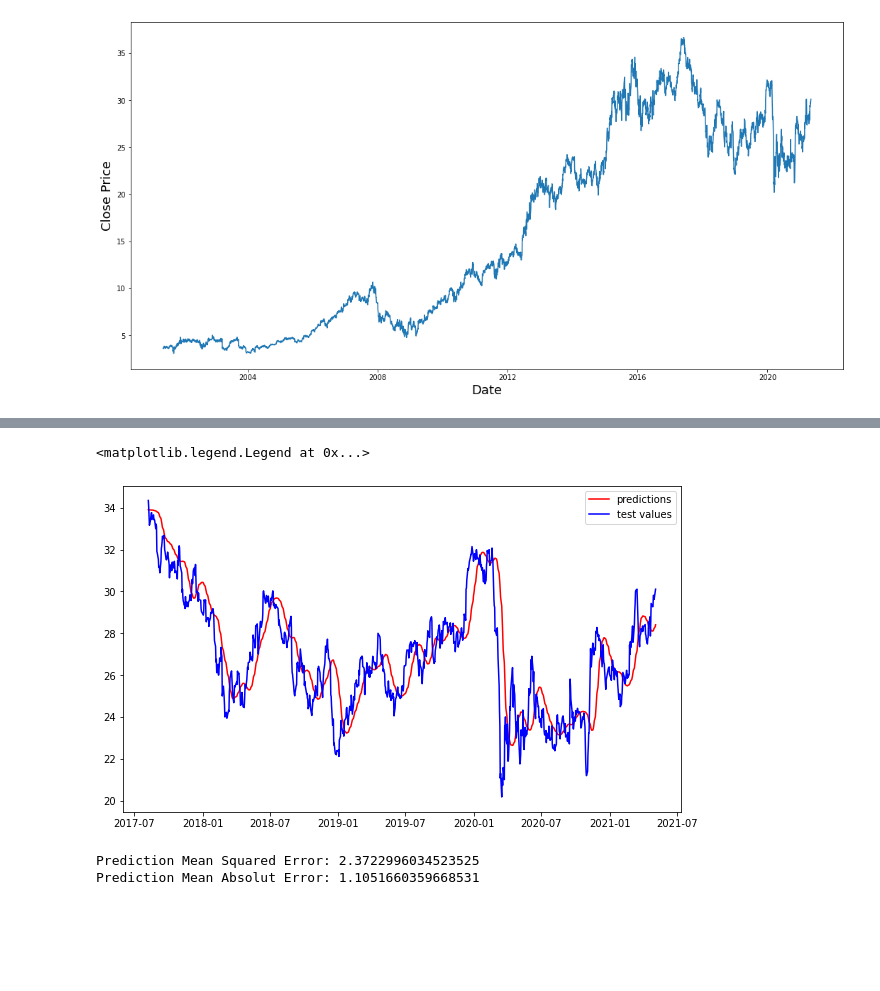
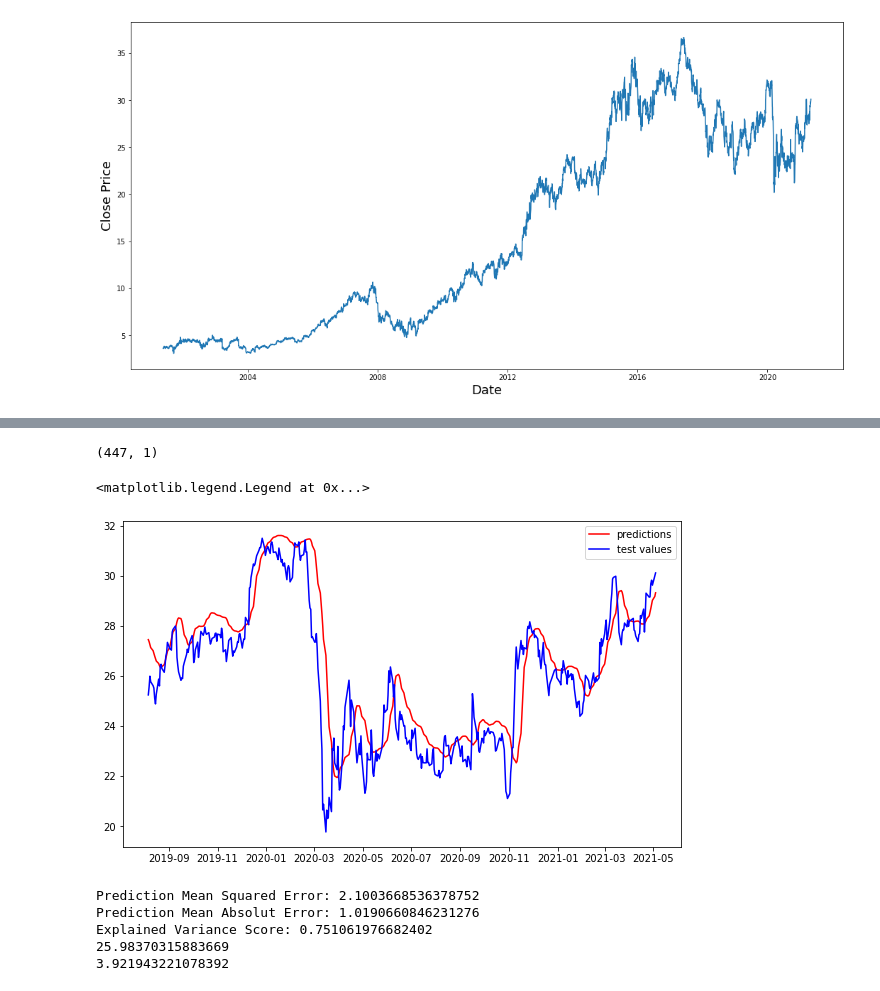
Before and after one commit to franrilo/Test-Notebooks, a Jupyter notebook: ITX_stock_prediction.ipynb, the cells around one changed output, grey strips where cells are left out. Drawn from its saved outputs; the diff is of its cells as text; code cells hidden in the pictures; blank space fills up the shorter version.

```diff
--- a/ITX_stock_prediction.ipynb
+++ b/ITX_stock_prediction.ipynb
@@ -56,7 +59,7 @@ plt.show()
 # %% [output]
 [figure]
 # %%
-train_size = 80
+train_size = 90
 
 train_split = (raw_data.shape[0]*train_size)// 100
 
@@ -117,19 +120,19 @@ y test shape:(954,)
 model = Sequential()
 
 model.add(LSTM(units=50,return_sequences=True,input_shape=(X_train.shape[1],1)))
-model.add(Dropout(0.2))
+model.add(Dropout(0.3))
 model.add(LSTM(units=50,return_sequences=True))
-model.add(Dropout(0.2))
+model.add(Dropout(0.3))
 model.add(LSTM(units=50,return_sequences=True))
-model.add(Dropout(0.2))
+model.add(Dropout(0.3))
 model.add(LSTM(units=50))
-model.add(Dropout(0.2))
+model.add(Dropout(0.3))
 
 
 model.add(Dense(units=1, activation='sigmoid'))
 
 
-model.compile(optimizer='adam', loss='mean_squared_error')
+model.compile(optimizer='adam', loss='mean_squared_error', metrics=['Accuracy'])
 
-model.fit(X_train,y_train, epochs = 10, batch_size=64)
+model.fit(X_train,y_train, epochs = 20, batch_size=32)
 # %% [output]
@@ -163,3 +161,0 @@ print(predictions.shape)
-# %%
-Dates = raw_data.iloc[train_split+window_size:,]
-print(Dates.Close)
@@ -180,16 +162,31 @@ Name: Close, Length: 954, dtype: float64
+# %%
+Real_Values = raw_data.iloc[train_split+window_size:].to_numpy()[:,4]
+Real_Values = np.reshape(Real_Values, (Real_Values.shape[0],1))
+# %% [output]
+(447, 1)
 # %%
 plt.figure(figsize=(10,6))
 plt.plot(Dates.index.values, predictions, color='red', label='predictions')
-plt.plot(Dates.index.values, Dates.Close, color='blue', label='test values')
+plt.plot(Dates.index.values, Real_Values, color='blue', label='test values')
 plt.legend()
 # %% [output]
 <matplotlib.legend.Legend at 0x...>
-[figure, old version]
+[figure, new version]
 # %%
-prediction_mean_squared_error = mean_squared_error(Dates.Close, predictions)
-prediction_mean_absolut_error = mean_absolute_error(Dates.Close, predictions)
+prediction_mean_squared_error = mean_squared_error(Real_Values, predictions)
+prediction_mean_absolut_error = mean_absolute_error(Real_Values, predictions)
+prediction_explained_variance_score = explained_variance_score(Real_Values, predictions)
 print("Prediction Mean Squared Error: " + str(prediction_mean_squared_error))
 print("Prediction Mean Absolut Error: "  + str(prediction_mean_absolut_error))
+print("Explained Variance Score: "  + str(prediction_explained_variance_score))
+
+mean = Real_Values.mean()
+print(mean)
+percentage = (prediction_mean_absolut_error/mean)*100
+print(percentage)
 # %% [output]
-Prediction Mean Squared Error: 2.3722996034523525
-Prediction Mean Absolut Error: 1.1051660359668531
+Prediction Mean Squared Error: 2.1003668536378752
+Prediction Mean Absolut Error: 1.0190660846231276
+Explained Variance Score: 0.751061976682402
+25.98370315883669
+3.921943221078392
```
Also changed, not shown: parts of 7 cells of this notebook.
